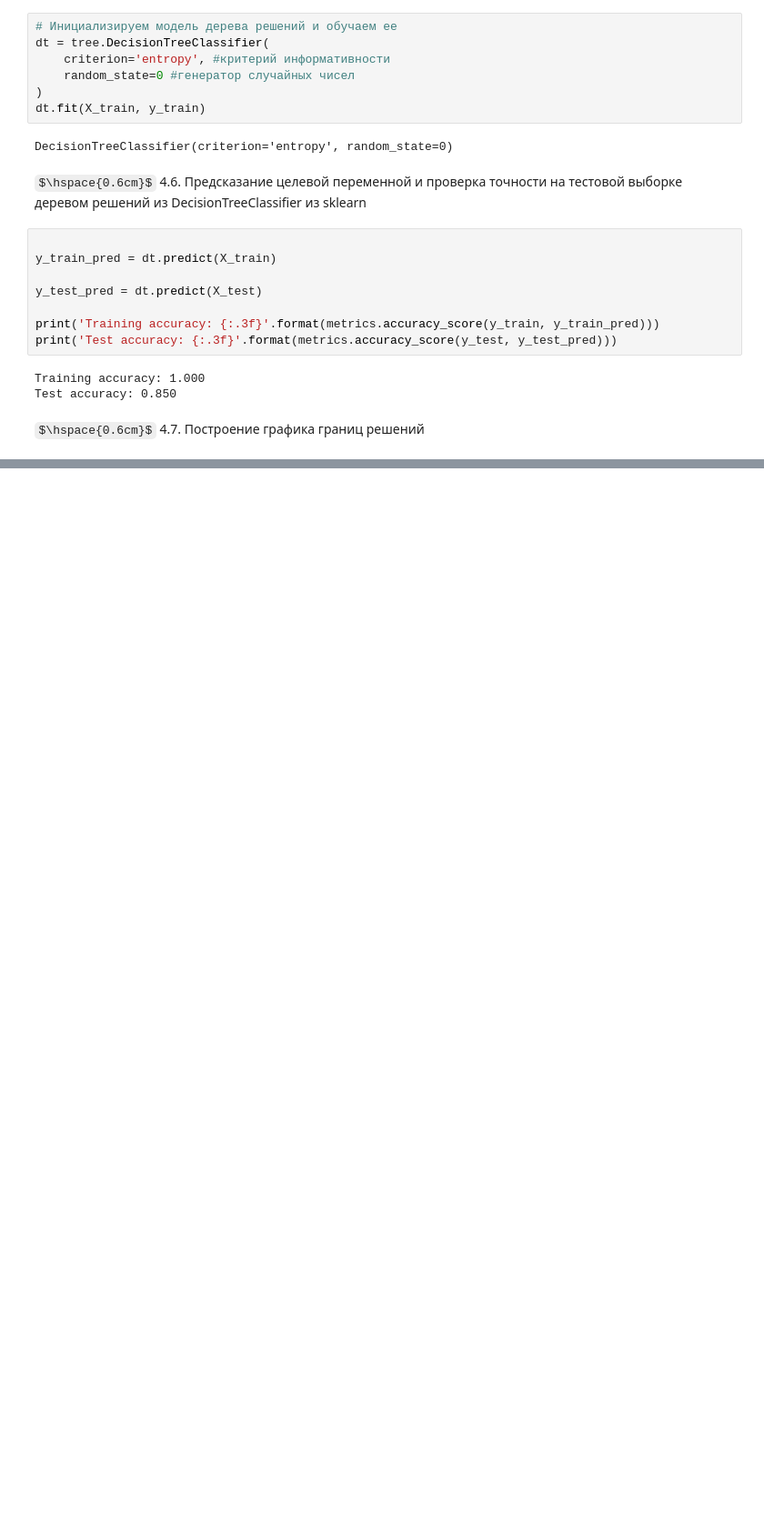
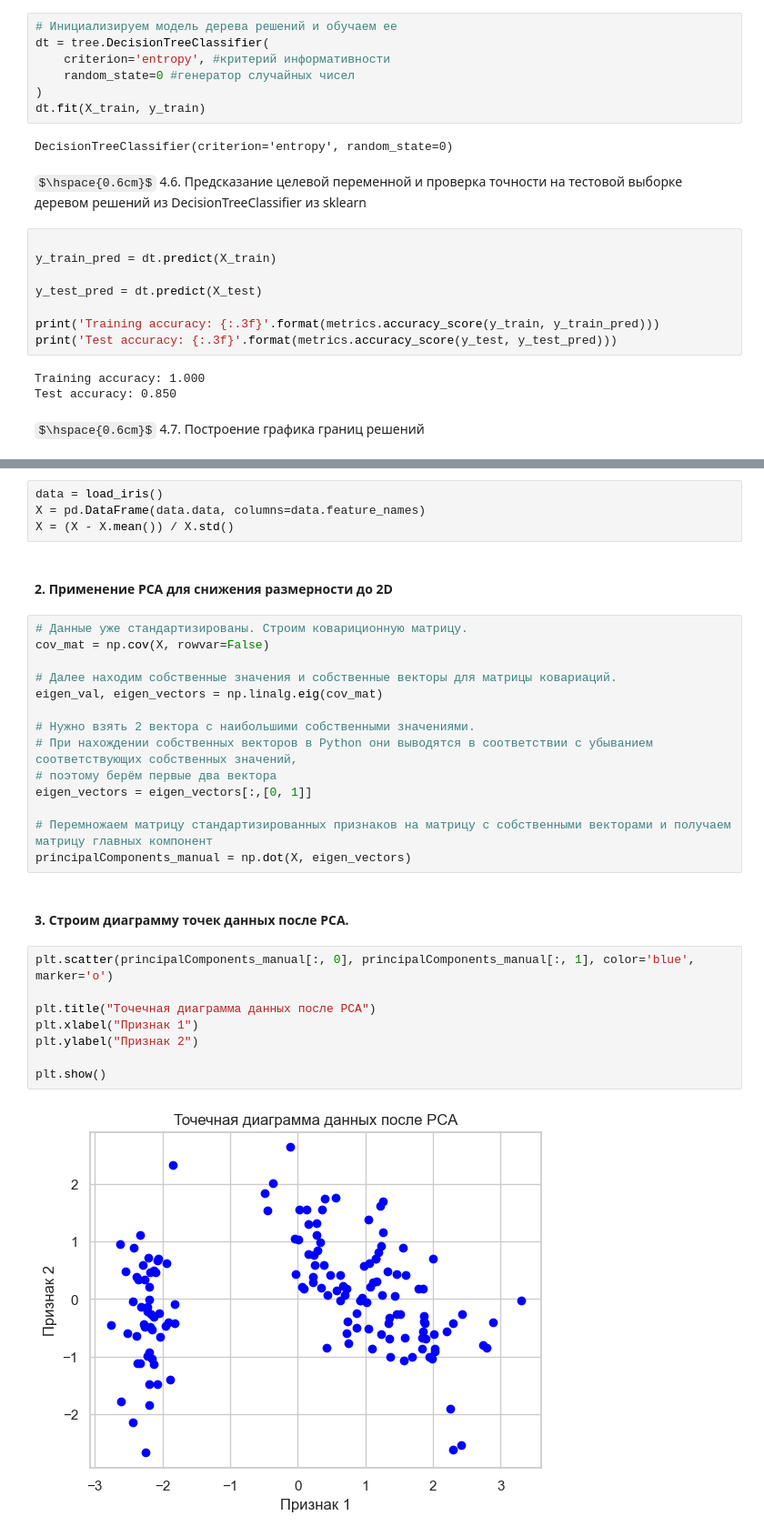
Before and after one commit to troydenys-git/New_MIFI_ML2, a Jupyter notebook: Math trees/Сессионное задание/Сесс. задание. Доп главы ВМ. Троян Д.И.ipynb, the cells around one changed output, grey strips where cells are left out. Shown at 91% size. Saved outputs shown, nothing was run; the diff lists cells and outputs as text; some formulas as TeX source; blank space fills up the shorter version.

```diff
--- a/Math trees/Сессионное задание/Сесс. задание. Доп главы ВМ. Троян Д.И.ipynb
+++ b/Math trees/Сессионное задание/Сесс. задание. Доп главы ВМ. Троян Д.И.ipynb
@@ -345,0 +566,32 @@ $$
+# %%
+data = load_iris()
+X = pd.DataFrame(data.data, columns=data.feature_names)
+X = (X - X.mean()) / X.std()
+# %% [markdown]
+#### 2. Применение PCA для снижения размерности до 2D
+# %%
+# Данные уже стандартизированы. Строим ковариционную матрицу.
+cov_mat = np.cov(X, rowvar=False)
+
+# Далее находим собственные значения и собственные векторы для матрицы ковариаций.
+eigen_val, eigen_vectors = np.linalg.eig(cov_mat)
+
+# Нужно взять 2 вектора с наибольшими собственными значениями.
+# При нахождении собственных векторов в Python они выводятся в соответствии с убыванием соответствующих собственных значений,
+# поэтому берём первые два вектора
+eigen_vectors = eigen_vectors[:,[0, 1]]
+
+# Перемножаем матрицу стандартизированных признаков на матрицу с собственными векторами и получаем матрицу главных компонент
+principalComponents_manual = np.dot(X, eigen_vectors)
+# %% [markdown]
+#### 3. Строим диаграмму точек данных после PCA.
+# %%
+plt.scatter(principalComponents_manual[:, 0], principalComponents_manual[:, 1], color='blue', marker='o')
+
+plt.title("Точечная диаграмма данных после PCA")
+plt.xlabel("Признак 1")
+plt.ylabel("Признак 2")
+
+plt.show()
+# %% [output]
+[figure, added]
```
Also changed, not shown: parts of 37 cells of this notebook, 8 other files.
